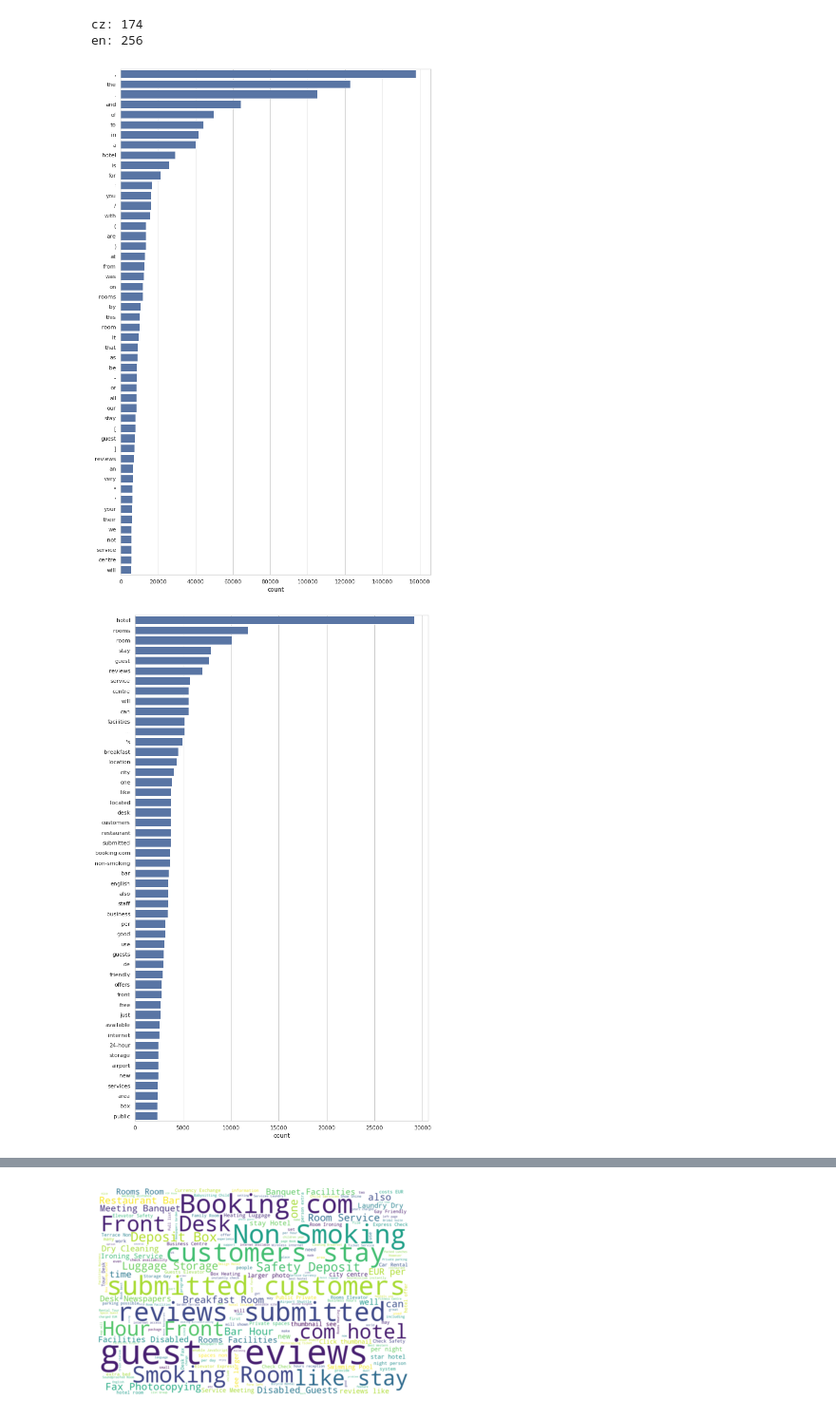
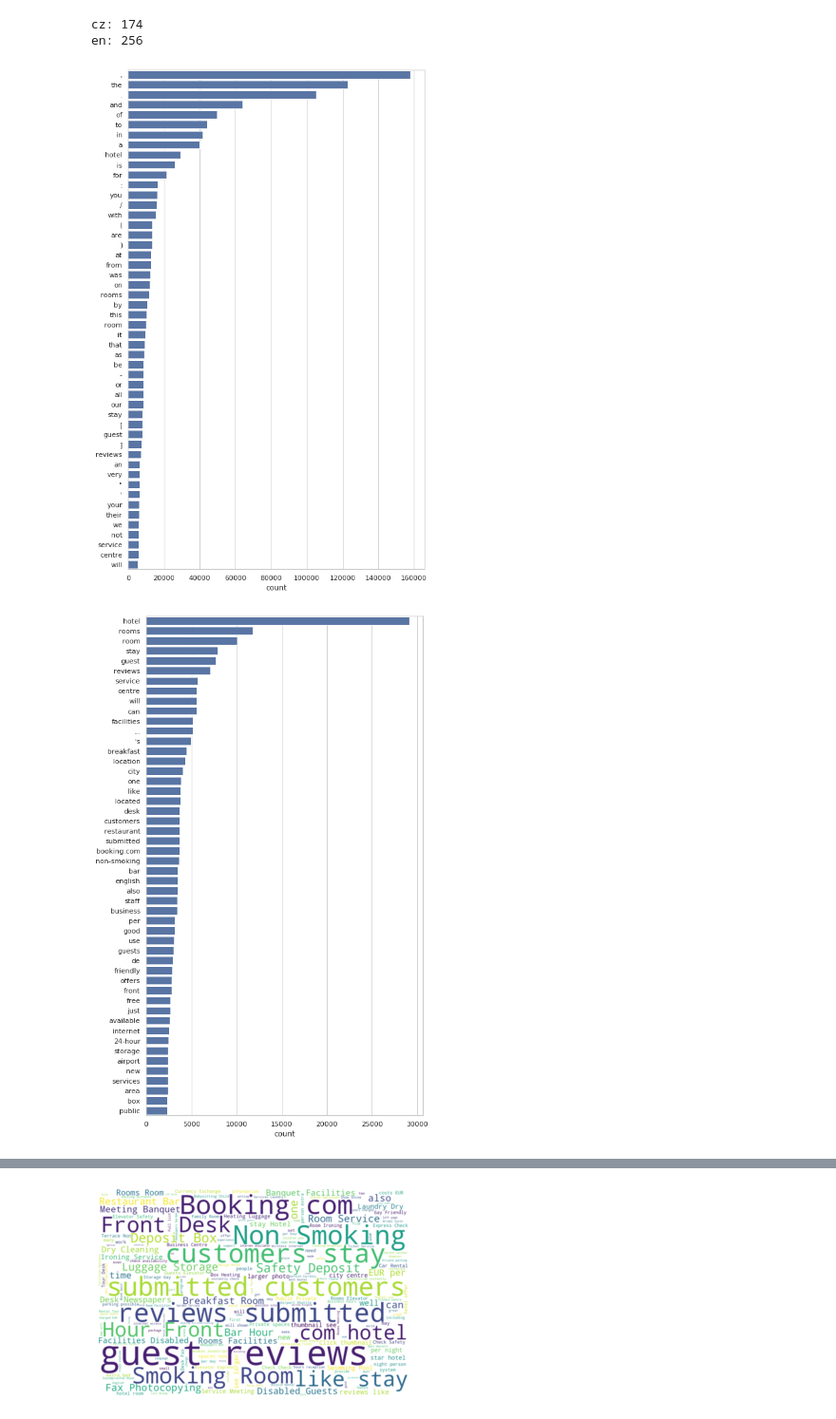
Before and after one commit to nixwill/nn-project, a Jupyter notebook: notebooks/data_analysis.ipynb, the cells around one changed output, grey strips where cells are left out. Shown: that part at 95% size. Drawn from its saved outputs; the diff is of its cells as text; code cells hidden in the pictures.

Commit message:
Update paths, change histogram size and filter english in czech data

```diff
--- a/notebooks/data_analysis.ipynb
+++ b/notebooks/data_analysis.ipynb
@@ -13,6 +14,9 @@ import seaborn as sns
 
 from stop_words import get_stop_words
 from wordcloud import WordCloud
+# %%
+stopwords_path = 'stopwords'
+figures_path = 'figures'
 # %%
 samples_en, samples_cs, vocab_en, vocab_cs = nn_project.data.get_data(
     limit=100000,
@@ -134,31 +100,31 @@ counter = collections.Counter(
 df = pd.DataFrame(data=counter.most_common(50), columns=('word', 'count'))
 
 sns.set(style="whitegrid")
-fig, ax = plt.subplots(figsize=(10, 15))
+fig, ax = plt.subplots(figsize=(8, 12))
 sns.barplot(x='count', y='word', data=df, label='Count', color='b')
 fig.tight_layout()
 ax.set_ylabel('')
-fig.savefig('histogram_en_unfiltered.png')
-fig.savefig('histogram_en_unfiltered.eps')
+fig.savefig(os.path.join(figures_path, 'histogram_en_unfiltered.png'))
+fig.savefig(os.path.join(figures_path, 'histogram_en_unfiltered.eps'))
 # %% [output]
-[figure, old version]
+[figure, new version]
 # %%
 counter = collections.Counter(
     word.lower() for word in itertools.chain.from_iterable(samples_en)
     if word.lower() not in stopwords_en and len(word) > 1
 )
 
 df = pd.DataFrame(data=counter.most_common(50), columns=('word', 'count'))
 
 sns.set(style="whitegrid")
-fig, ax = plt.subplots(figsize=(10, 15))
+fig, ax = plt.subplots(figsize=(8, 12))
 sns.barplot(x='count', y='word', data=df, label='Count', color='b')
 fig.tight_layout()
 ax.set_ylabel('')
-fig.savefig('histogram_en.png')
-fig.savefig('histogram_en.eps')
+fig.savefig(os.path.join(figures_path, 'histogram_en.png'))
+fig.savefig(os.path.join(figures_path, 'histogram_en.eps'))
 # %% [output]
-[figure, old version]
+[figure, new version]
 # %%
 counter = collections.Counter(
     word.lower() for word in itertools.chain.from_iterable(samples_cs)
```
Also changed, not shown: parts of 8 cells of this notebook, 10 other files.
